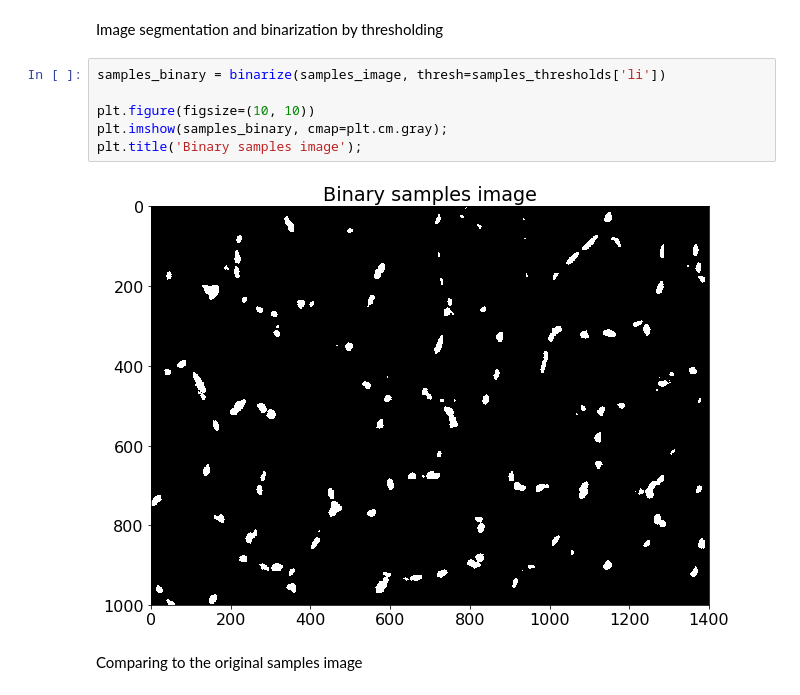
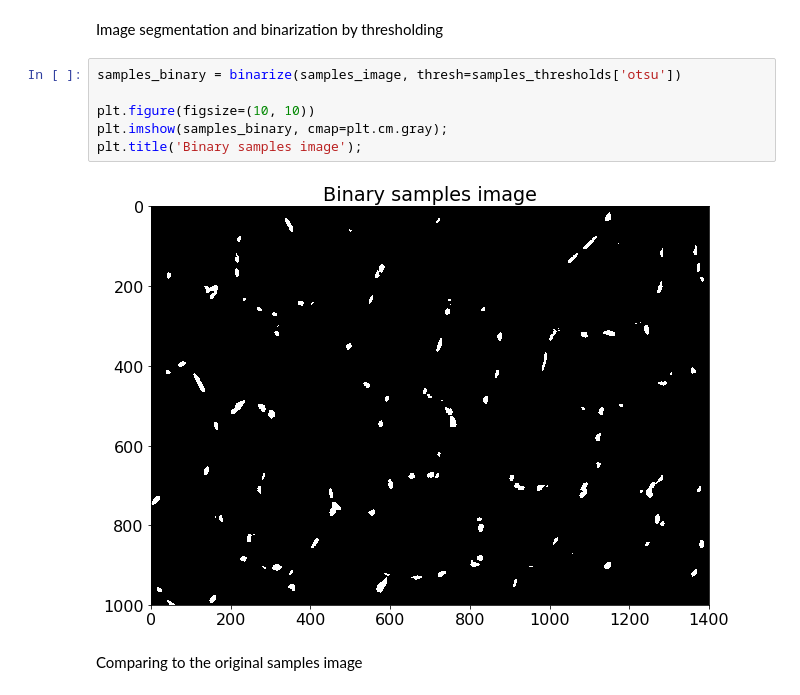
Before and after one commit to GSEL9/nih-prototype, a Jupyter notebook: prototype/analysis.ipynb, the cells around one changed output. Cells and saved outputs as stored; diff of their text form.

```diff
--- a/prototype/analysis.ipynb
+++ b/prototype/analysis.ipynb
@@ -207,13 +209,13 @@ fig.subplots_adjust(top=0.90)
 # %% [markdown]
 Image segmentation and binarization by thresholding
 # %%
-samples_binary = binarize(samples_image, thresh=samples_thresholds['li'])
+samples_binary = binarize(samples_image, thresh=samples_thresholds['otsu'])
 
 plt.figure(figsize=(10, 10))
 plt.imshow(samples_binary, cmap=plt.cm.gray);
 plt.title('Binary samples image');
 # %% [output]
-[figure, old version]
+[figure, new version]
 # %% [markdown]
 Comparing to the original samples image
 # %%
```
Also changed, not shown: parts of 1 cell of this notebook, 1 other file.
